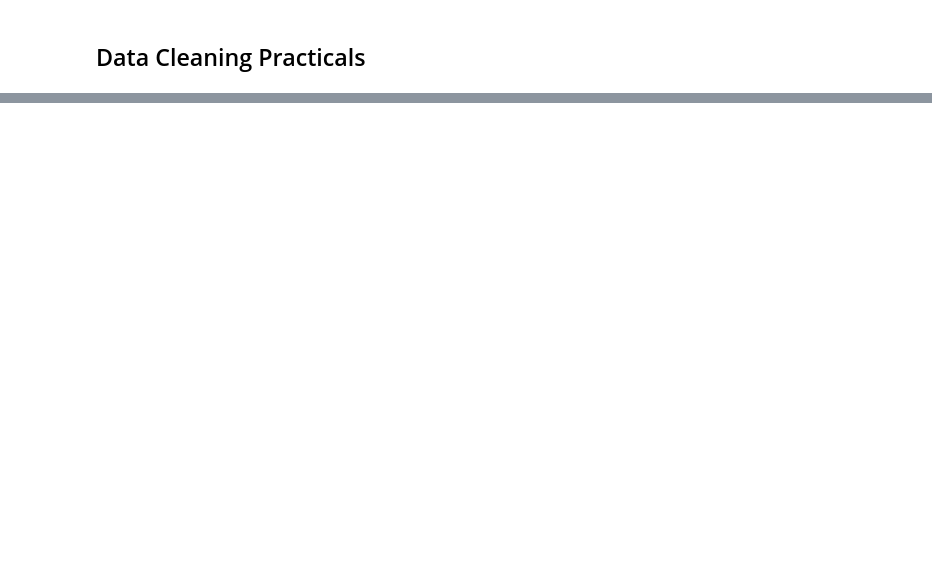
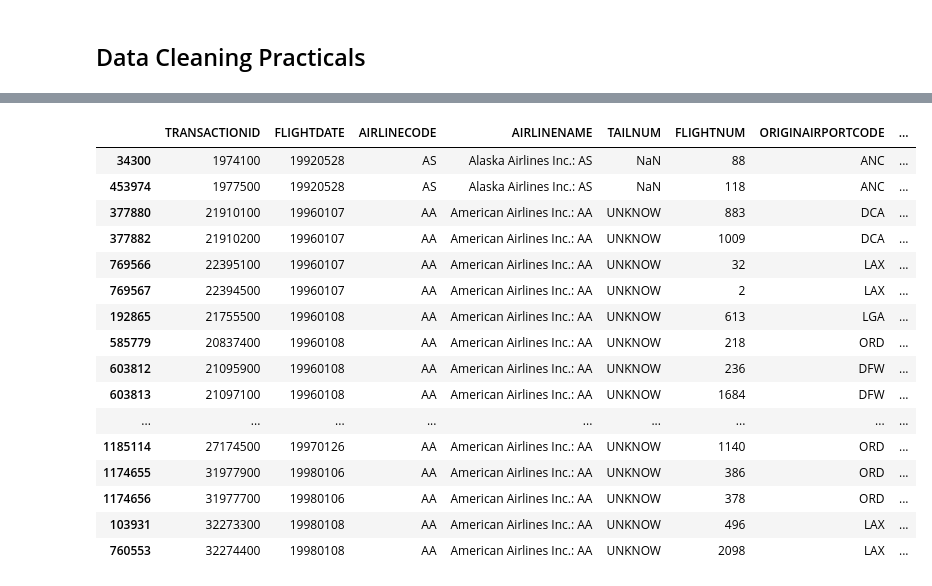
Before and after one commit to LiamJPOS/multinational-retail-data-centralisation, a Jupyter notebook: practicals/pd_practicals.ipynb, the cells around one changed output, grey strips where cells are left out. Saved outputs shown, nothing was run; the diff lists cells and outputs as text; code cells hidden in the pictures; blank space fills up the shorter version.

```diff
--- a/practicals/pd_practicals.ipynb
+++ b/practicals/pd_practicals.ipynb
@@ -251,0 +305,3 @@ new_df.tail(1)
+# %%
+flights_df['AIRLINECODE'] = flights_df['AIRLINECODE'].astype('object')
+flights_df['AIRLINECODE'].info()
@@ -251,0 +317,5 @@ new_df.tail(1)
+# %%
+#representing things as categories has much better memory usage
+#categories are represented as int types
+flights_df['AIRLINECODE'] = flights_df['AIRLINECODE'].astype('category')
+flights_df['AIRLINECODE'].info()
@@ -251,0 +331,3 @@ new_df.tail(1)
+# %%
+flights_df['AIRLINECODE_ASINT'] = flights_df['AIRLINECODE'].cat.codes.astype('int64')
+flights_df['AIRLINECODE_ASINT']
@@ -251,0 +347,26 @@ new_df.tail(1)
+# %%
+flights_df = flights_df.drop('AIRLINECODE_ASINT', 1)
+# %%
+duplicates = flights_df.duplicated(["ORIGAIRPORTNAME", "DESTAIRPORTNAME", "AIRLINECODE", "FLIGHTDATE", "CRSDEPTIME", "DEPTIME", "ARRTIME"], keep=False)
+flights_df['DUPLICATES'] = duplicates
+
+dups = flights_df.loc[flights_df['DUPLICATES'] == True]
+dups.sort_values(['FLIGHTDATE', 'DEPTIME', 'ARRTIME'])
+# %% [output]
+|  | TRANSACTIONID | FLIGHTDATE | AIRLINECODE | AIRLINENAME | TAILNUM | FLIGHTNUM | ORIGINAIRPORTCODE | ... |
+| 34300 | 1974100 | 19920528 | AS | Alaska Airlines Inc.: AS | NaN | 88 | ANC | ... |
+| 453974 | 1977500 | 19920528 | AS | Alaska Airlines Inc.: AS | NaN | 118 | ANC | ... |
+| 377880 | 21910100 | 19960107 | AA | American Airlines Inc.: AA | UNKNOW | 883 | DCA | ... |
+| 377882 | 21910200 | 19960107 | AA | American Airlines Inc.: AA | UNKNOW | 1009 | DCA | ... |
+| 769566 | 22395100 | 19960107 | AA | American Airlines Inc.: AA | UNKNOW | 32 | LAX | ... |
+| 769567 | 22394500 | 19960107 | AA | American Airlines Inc.: AA | UNKNOW | 2 | LAX | ... |
+| 192865 | 21755500 | 19960108 | AA | American Airlines Inc.: AA | UNKNOW | 613 | LGA | ... |
+| 585779 | 20837400 | 19960108 | AA | American Airlines Inc.: AA | UNKNOW | 218 | ORD | ... |
+| 603812 | 21095900 | 19960108 | AA | American Airlines Inc.: AA | UNKNOW | 236 | DFW | ... |
+| 603813 | 21097100 | 19960108 | AA | American Airlines Inc.: AA | UNKNOW | 1684 | DFW | ... |
+| ... | ... | ... | ... | ... | ... | ... | ... | ... |
+| 1185114 | 27174500 | 19970126 | AA | American Airlines Inc.: AA | UNKNOW | 1140 | ORD | ... |
+| 1174655 | 31977900 | 19980106 | AA | American Airlines Inc.: AA | UNKNOW | 386 | ORD | ... |
+| 1174656 | 31977700 | 19980106 | AA | American Airlines Inc.: AA | UNKNOW | 378 | ORD | ... |
+| 103931 | 32273300 | 19980108 | AA | American Airlines Inc.: AA | UNKNOW | 496 | LAX | ... |
+| 760553 | 32274400 | 19980108 | AA | American Airlines Inc.: AA | UNKNOW | 2098 | LAX | ... |
```
Also changed, not shown: parts of 39 cells of this notebook, 5 other files.
